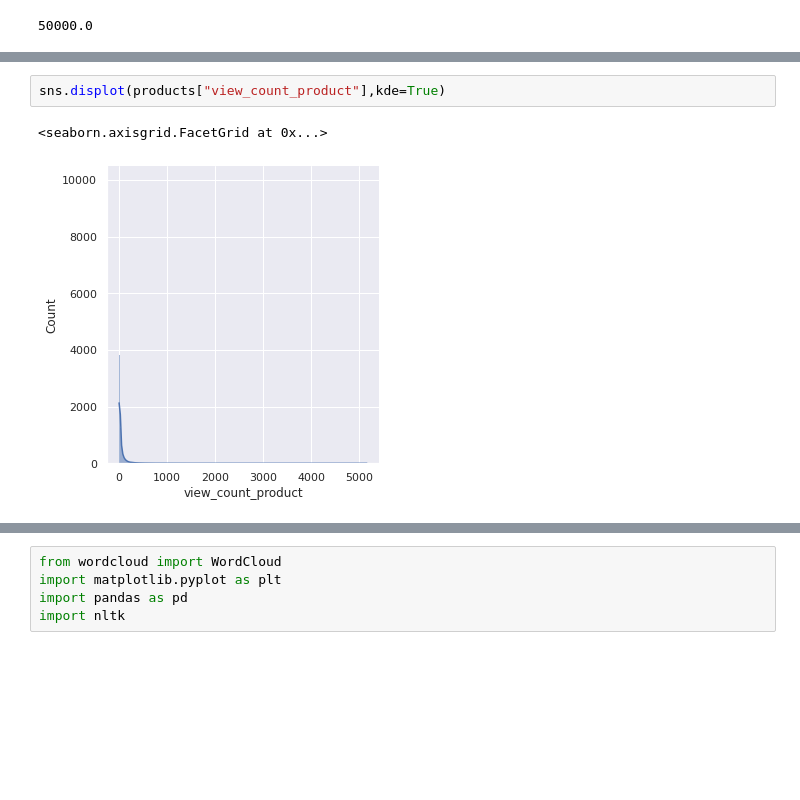
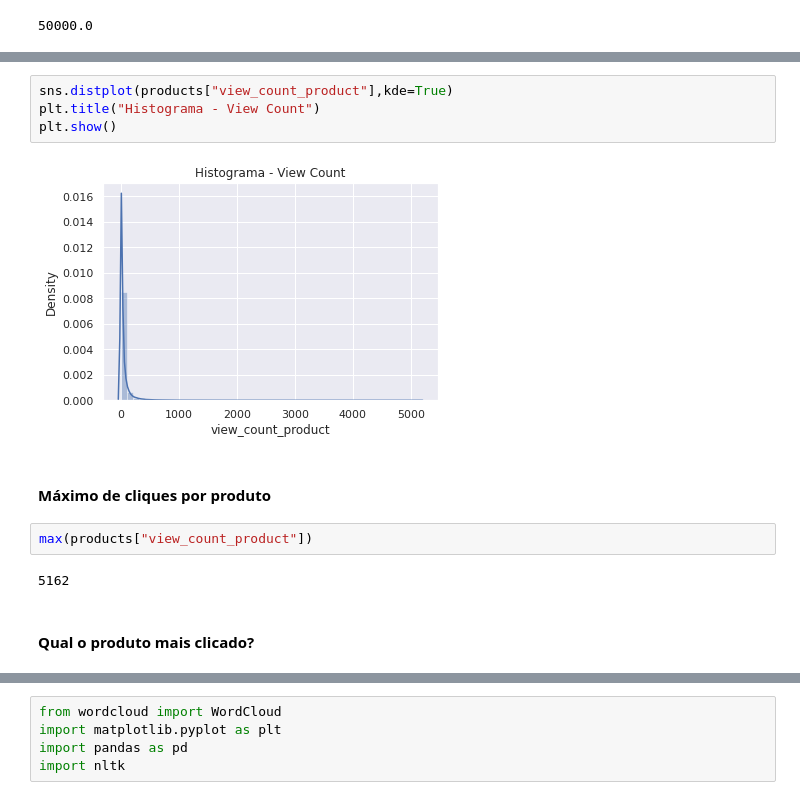
Before and after one commit to brenomatos/case, a Jupyter notebook: exp-analysis.ipynb, the cells around one changed output, grey strips where cells are left out. Cells and saved outputs as stored; diff of their text form; blank space fills up the shorter version.

```diff
--- a/exp-analysis.ipynb
+++ b/exp-analysis.ipynb
@@ -101,5 +135,14 @@ products[products["weight"]==50000]
 # %%
-sns.displot(products["view_count_product"],kde=True)
+sns.distplot(products["view_count_product"],kde=True)
+plt.title("Histograma - View Count")
+plt.show()
 # %% [output]
-<seaborn.axisgrid.FacetGrid at 0x...>
-[figure, old version]
+[figure, new version]
+# %% [markdown]
+#### Máximo de cliques por produto
+# %%
+max(products["view_count_product"])
+# %% [output]
+5162
+# %% [markdown]
+#### Qual o produto mais clicado?
```
Also changed, not shown: parts of 57 cells of this notebook.
